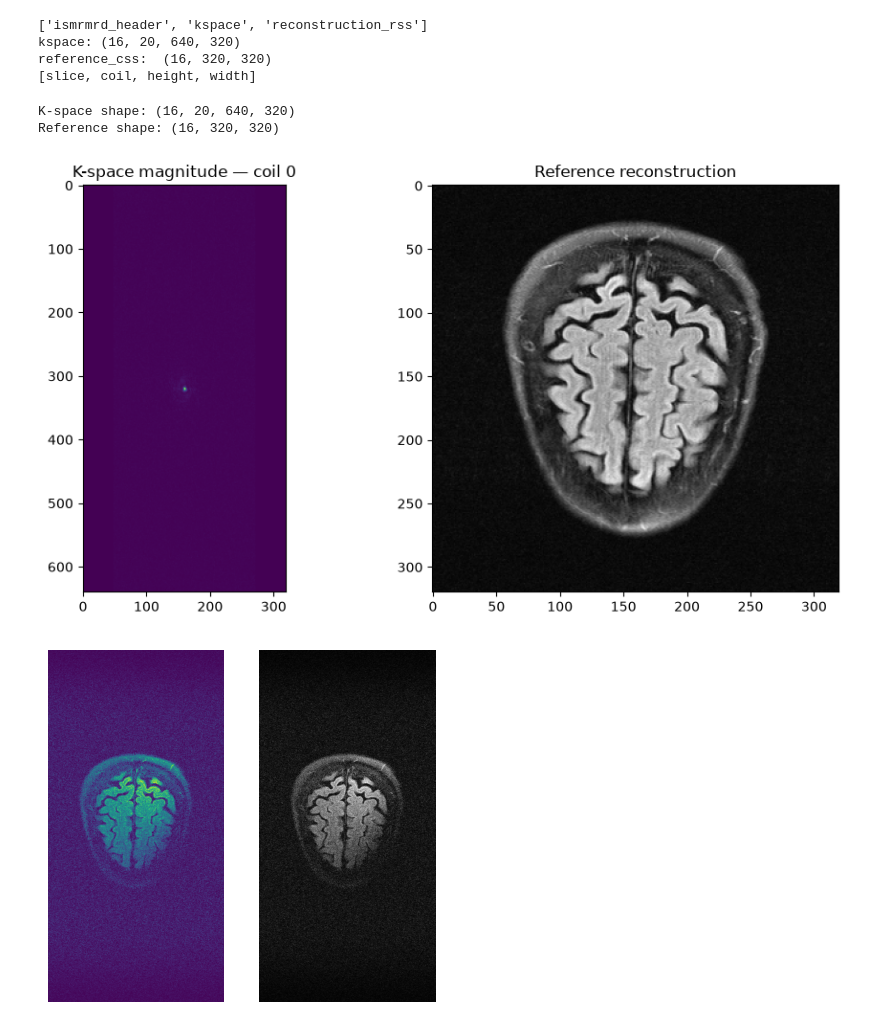
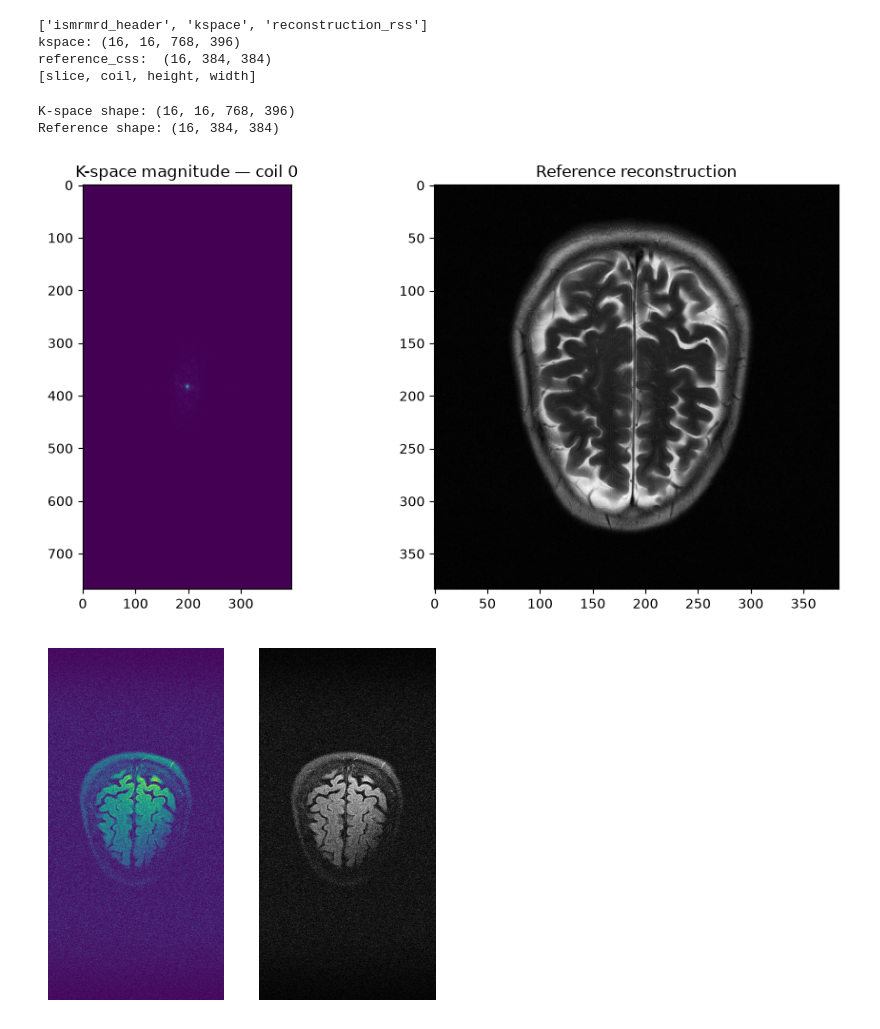
Before and after one commit to kimei01/MRI-Brain-Reconstruction, a Jupyter notebook: notebooks/inspect_dataset.ipynb, the cells around one changed output. Drawn from its saved outputs; the diff is of its cells as text; code cells hidden in the pictures.

```diff
--- a/notebooks/inspect_dataset.ipynb
+++ b/notebooks/inspect_dataset.ipynb
@@ -2,7 +2,7 @@
 import h5py
 import numpy as np
 
-file = h5py.File(r'/Users/sovanpanharithchea/MRI-Brain-Reconstruction/datasets/multicoil_train/file_brain_AXFLAIR_200_6002452.h5', 'r')
+file = h5py.File(r'D:\MRI-Brain-Reconstruction\dataset\train\T2\file_brain_AXT2_200_2000020.h5', 'r')
 print(list(file.keys()))
 
 print("kspace:" , file['kspace'].shape)
@@ -10,43 +10,43 @@ print("reference_css: ", file['reconstruction_rss'].shape)
 print("[slice, coil, height, width]")
 # %% [output]
 ['ismrmrd_header', 'kspace', 'reconstruction_rss']
-kspace: (16, 20, 640, 320)
-reference_css:  (16, 320, 320)
+kspace: (16, 16, 768, 396)
+reference_css:  (16, 384, 384)
 [slice, coil, height, width]
 # %%
 import h5py
 import matplotlib.pyplot as plt
 import numpy as np
 
-file = h5py.File(r'/Users/sovanpanharithchea/MRI-Brain-Reconstruction/datasets/multicoil_train/file_brain_AXFLAIR_200_6002452.h5', "r")
+file = h5py.File(r'D:\MRI-Brain-Reconstruction\dataset\train\T2\file_brain_AXT2_200_2000020.h5', "r")
 kspace = file["kspace"][:]
 reference = file["reconstruction_rss"][:]
 
 print("K-space shape:", kspace.shape)
 print("Reference shape:", reference.shape)
 
 # Get slice in the middle
 slice_idx = reference.shape[0] // 2
 
 plt.figure(figsize=(10, 5))
 
 plt.subplot(1, 2, 1)
 #get kspace at index and coil 0
 plt.imshow(np.abs(kspace[slice_idx, 0]))
 plt.title("K-space magnitude — coil 0")
 
 plt.subplot(1, 2, 2)
 #get reference at index and ALL coils
 plt.imshow(reference[slice_idx], cmap="gray")
 plt.title("Reference reconstruction")
 
 
 plt.tight_layout()
 plt.show()
 # %% [output]
-K-space shape: (16, 20, 640, 320)
-Reference shape: (16, 320, 320)
+K-space shape: (16, 16, 768, 396)
+Reference shape: (16, 384, 384)
-[figure, old version]
+[figure, new version]
 # %%
 #Visualize a single coil
 
```
Also changed, not shown: parts of 2 cells of this notebook, 3 other files.
